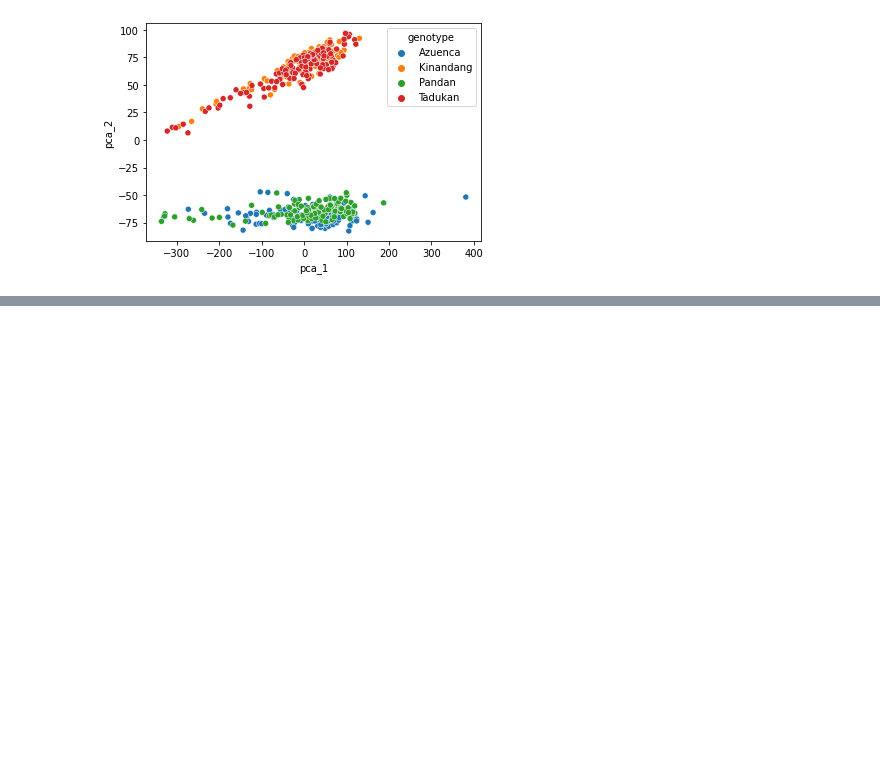
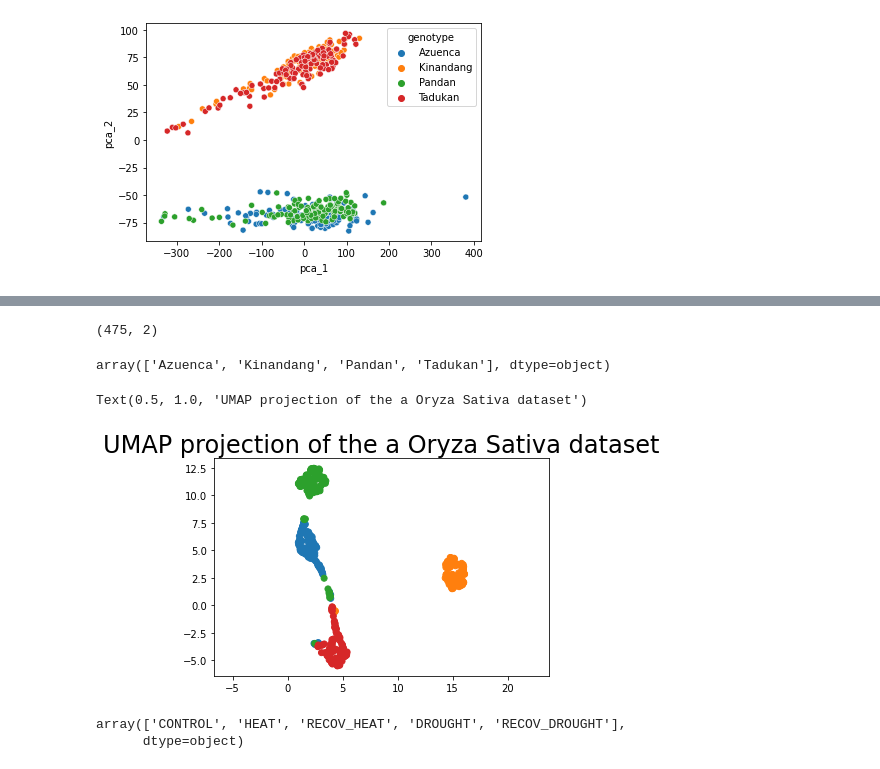
Before and after one commit to havera/teaching_datasci, a Jupyter notebook: module 3/Zhang_Collaborative_AFS_505.ipynb, the cells around one changed output, grey strips where cells are left out. Drawn from its saved outputs; the diff is of its cells as text; code cells hidden in the pictures; blank space fills up the shorter version.

```diff
--- a/module 3/Zhang_Collaborative_AFS_505.ipynb
+++ b/module 3/Zhang_Collaborative_AFS_505.ipynb
@@ -163 +180,28 @@ reducer = umap.UMAP()
 embedding = reducer.fit_transform(log_counts)
+# %%
+# UMAP reduces down to 2D by default
+# each row is a 2-dimensional representation of the corresponding genotype
+embedding.shape
+# %% [output]
+(475, 2)
+# %%
+labels['genotype'].unique()
+# %% [output]
+array(['Azuenca', 'Kinandang', 'Pandan', 'Tadukan'], dtype=object)
+# %%
+# Plot the output as a standard scatterplot
+plt.scatter(
+    embedding[:, 0],
+    embedding[:, 1],
+    c=[sns.color_palette()[x] for x in labels['genotype'].map({"Azuenca":0, "Kinandang":1, "Pandan":2, "Tadukan":3})])
+plt.gca().set_aspect('equal', 'datalim')
+plt.title('UMAP projection of the a Oryza Sativa dataset', fontsize=24)
+# %% [output]
+Text(0.5, 1.0, 'UMAP projection of the a Oryza Sativa dataset')
+[figure, added]
+# %%
+# Switch to another data variable
+labels['treatment'].unique()
+# %% [output]
+array(['CONTROL', 'HEAT', 'RECOV_HEAT', 'DROUGHT', 'RECOV_DROUGHT'],
+      dtype=object)
```
Also changed, not shown: parts of 21 cells of this notebook.
